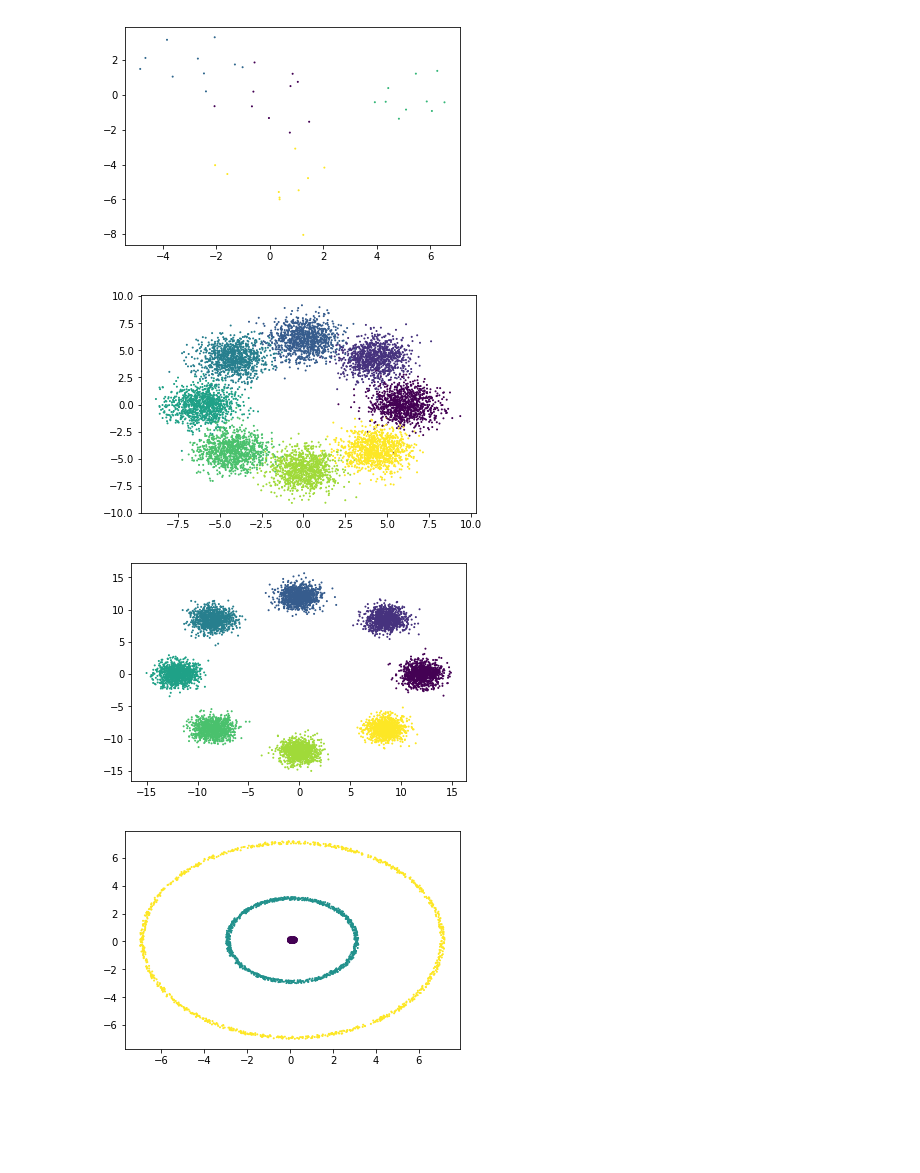
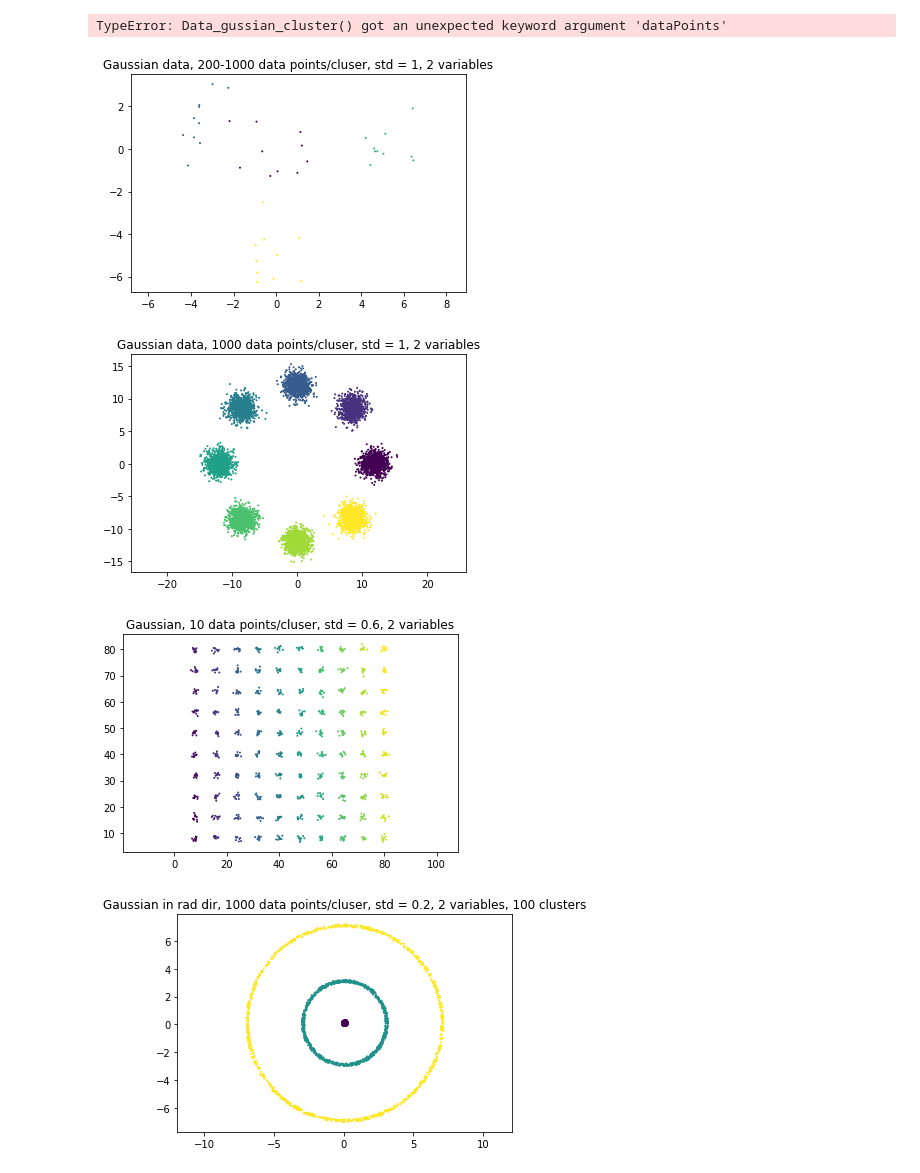
Before and after one commit to edforsberg/MME440_Project2, a Jupyter notebook: ErikF_BIC_Method.ipynb, the cells around one changed output. Saved outputs shown, nothing was run; the diff lists cells and outputs as text; code cells hidden in the pictures; blank space fills up the shorter version.

Commit message:
updated bic with ned data sets

```diff
--- a/ErikF_BIC_Method.ipynb
+++ b/ErikF_BIC_Method.ipynb
@@ -18,14 +14,39 @@ data4, c4 = df.ThreeCirclesData()
+# %%
+data1, c1 = df.Data_gussian_cluster(dataPoints = [200, 500, 800, 1000])
+data2, c2 = df.Data_separated_clusters()
+data3, c3 = df.Gaussian_cluster_grid(grid_size=10, scale=8, nr_data_points=10, sigma=0.6)
+data4, c4 = df.ThreeCirclesData()
+
+data5_grid = 4
+data5_nr_features = 3
+data5, c5 = df.Gaussian_cluster_grid(grid_size=data5_grid, scale=25, nr_data_points=10, nr_features=data5_nr_features, sigma=0.5)
+# %% [output]
+TypeError: Data_gussian_cluster() got an unexpected keyword argument 'dataPoints'
 # %%
 plt.scatter(data1[:,0],data1[:,1],s=1,c=c1)
+plt.title('Gaussian data, 200-1000 data points/cluser, std = 1, 2 variables')
+plt.axis('equal')
 plt.show()
 plt.scatter(data2[:,0],data2[:,1],s=1,c=c2)
+plt.title('Gaussian data, 1000 data points/cluser, std = 1, 2 variables')
+plt.axis('equal')
 plt.show()
 plt.scatter(data3[:,0],data3[:,1],s=1,c=c3)
+plt.title('Gaussian, 10 data points/cluser, std = 0.6, 2 variables')
+plt.axis('equal')
 plt.show()
 plt.scatter(data4[:,0],data4[:,1],s=1,c=c4)
+plt.axis('equal')
+plt.title('Gaussian in rad dir, 1000 data points/cluser, std = 0.2, 2 variables, 100 clusters')
 plt.show()
+
+fig = plt.figure()
+ax = Axes3D(fig)
+ax.scatter(data5[:,0], data5[:,1], data5[:,2], c=c5, s=1)
+plt.title('Gaussian, 10 data points/cluser, std = 0.5, 5 variables, 1024 clusters')
+plt.show()
 # %% [output]
-[figure, old version]
+[figure, new version]
-[figure, old version]
+[figure, new version]
-[figure, old version]
+[figure, new version]
-[figure, old version]
+[figure, new version]
```
Also changed, not shown: parts of 13 cells of this notebook.
